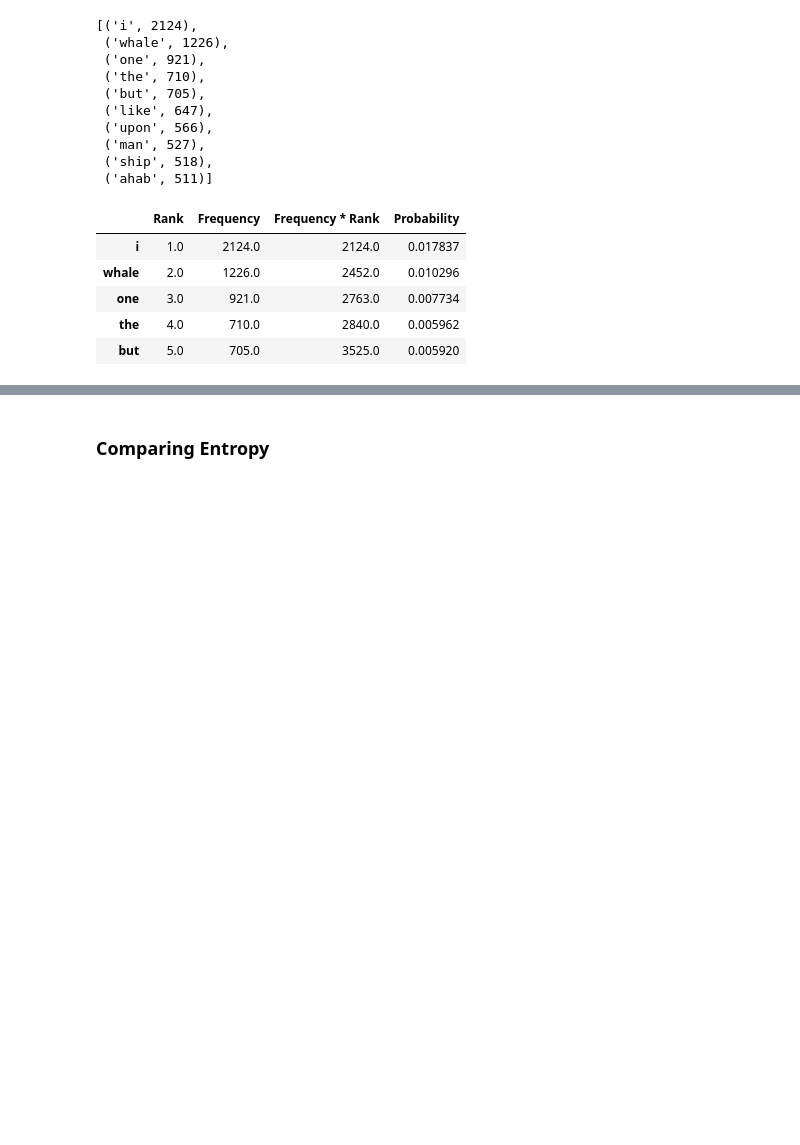
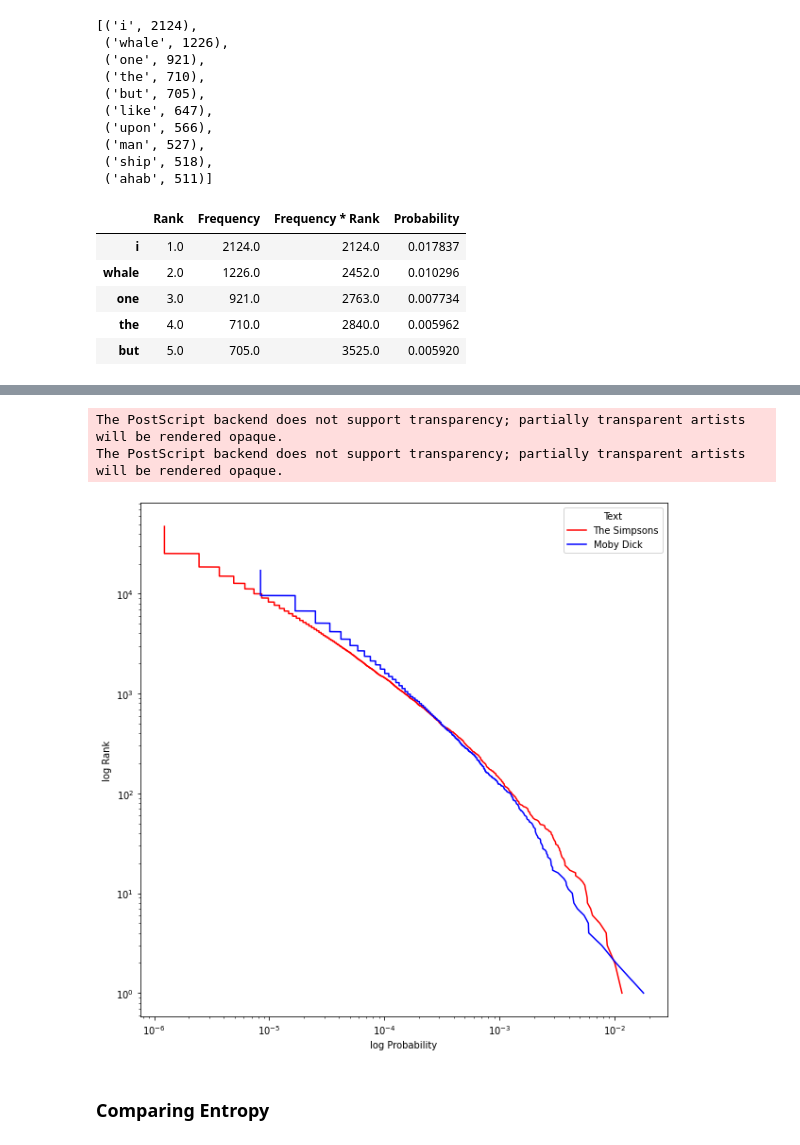
Before and after one commit to athena-xiourouppa/NLP-The-Simpsons-and-9-11, a Jupyter notebook: Exploratory Analysis for The Simpsons.ipynb, the cells around one changed output, grey strips where cells are left out. Cells and saved outputs as stored; diff of their text form; code cells hidden in the pictures; blank space fills up the shorter version.

```diff
--- a/Exploratory Analysis for The Simpsons.ipynb
+++ b/Exploratory Analysis for The Simpsons.ipynb
@@ -276,4 +278,26 @@ plt.show()
 [figure]
+# %%
+# Plot Zipf's Law for both (probability)
+# Increase resolution
+plt.figure(figsize=(10,10))
+
+# Log-Log plot
+plt.loglog(zipf_df_ts['Probability'],zipf_df_ts['Rank'], label = "The Simpsons", color = "red")
+plt.loglog(zipf_df_mb['Probability'],zipf_df_mb['Rank'], label = "Moby Dick", color = "blue")
+
+# Axis labels and legend
+plt.ylabel("log Rank")
+plt.xlabel("log Probability")
+plt.legend(title='Text')
+
+# Save figure
+plt.savefig('zipfs_prob.eps', dpi=300)
+
+plt.show()
+# %% [output]
+The PostScript backend does not support transparency; partially transparent artists will be rendered opaque.
+The PostScript backend does not support transparency; partially transparent artists will be rendered opaque.
+[figure, added]
 # %% [markdown]
 ### Comparing Entropy
 # %%
```
Also changed, not shown: parts of 4 cells of this notebook, 3 other files.
